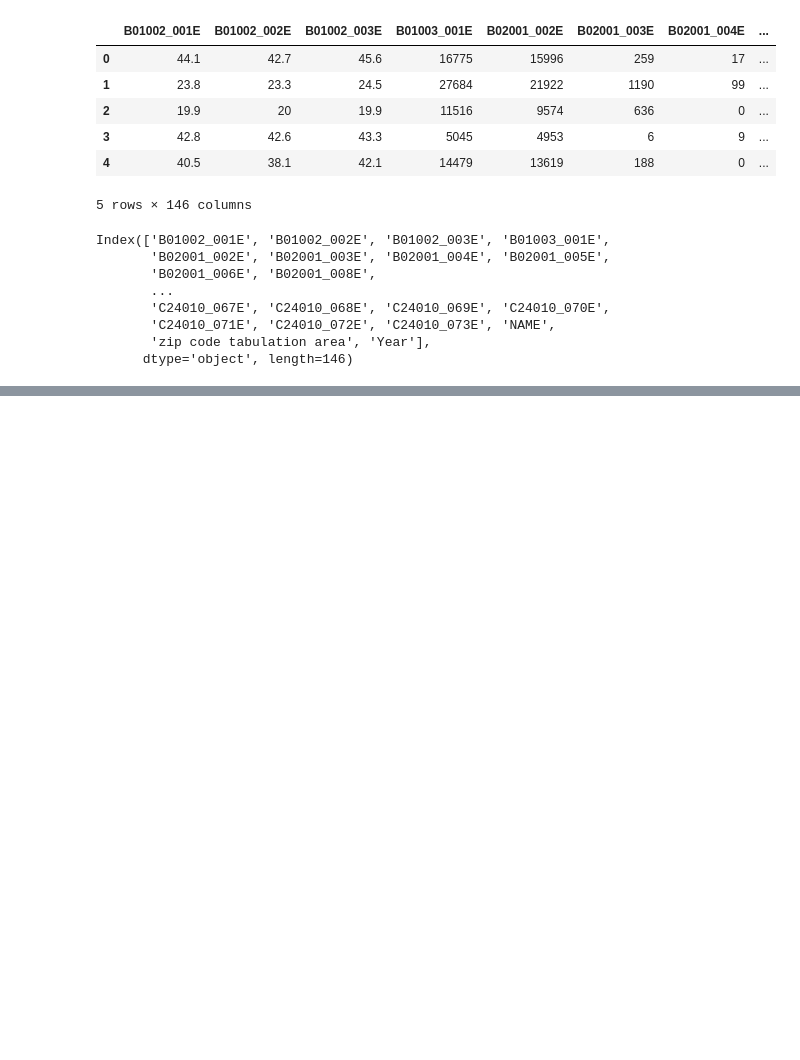
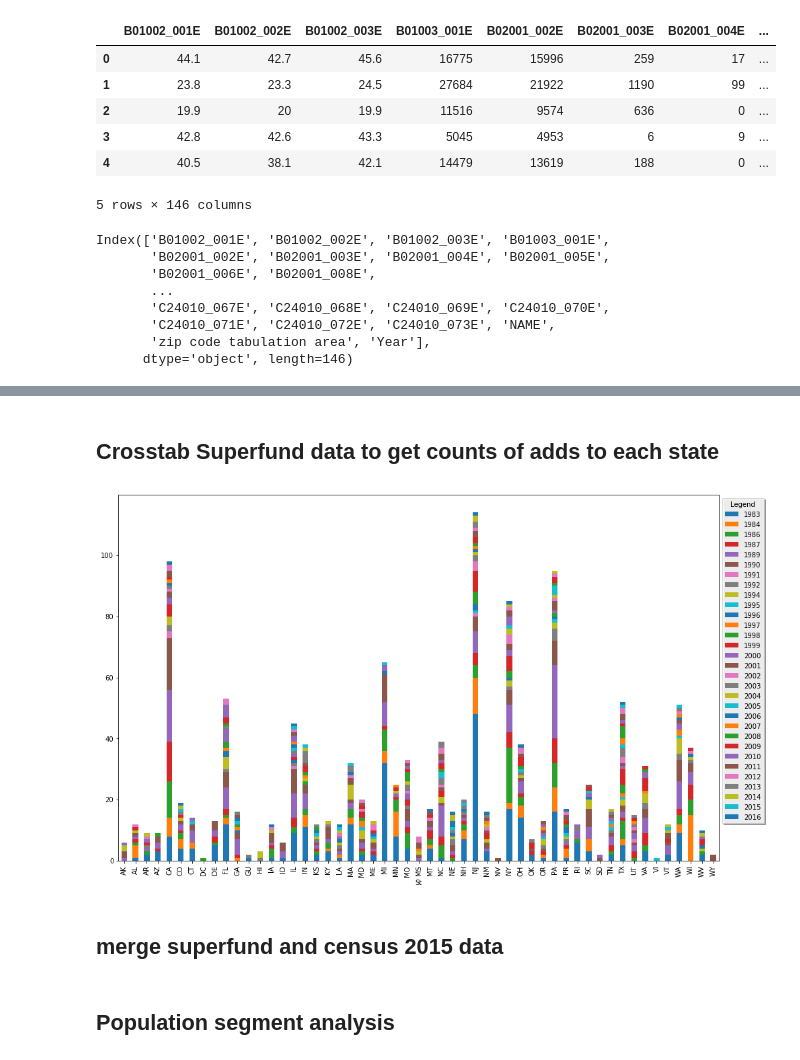
Before and after one commit to harshil753/Project1, a Jupyter notebook: FirstProject.ipynb, the cells around one changed output, grey strips where cells are left out. Saved outputs shown, nothing was run; the diff lists cells and outputs as text; code cells hidden in the pictures; blank space fills up the shorter version.

Commit message:
population graph added

```diff
--- a/FirstProject.ipynb
+++ b/FirstProject.ipynb
@@ -98,0 +109,13 @@ Index(['B01002_001E', 'B01002_002E', 'B01002_003E', 'B01003_001E',
+# %% [markdown]
+## Crosstab Superfund data to get counts of adds to each state
+# %%
+stateYear = pd.crosstab(sf['St'], sf['Year'])
+# stateYear.head()
+stateYear.plot(kind="bar", stacked=True, figsize=(16,10))
+plt.legend(bbox_to_anchor=(1,1),
+           ncol=1, shadow=True, title="Legend", fancybox=False)
+plt.show()
+# %% [output]
+[figure, added]
+# %% [markdown]
+## merge superfund and census 2015 data
@@ -98,0 +125,2 @@ Index(['B01002_001E', 'B01002_002E', 'B01002_003E', 'B01003_001E',
+# %% [markdown]
+## Population segment analysis
```
Also changed, not shown: parts of 5 cells of this notebook, 1 other file.
